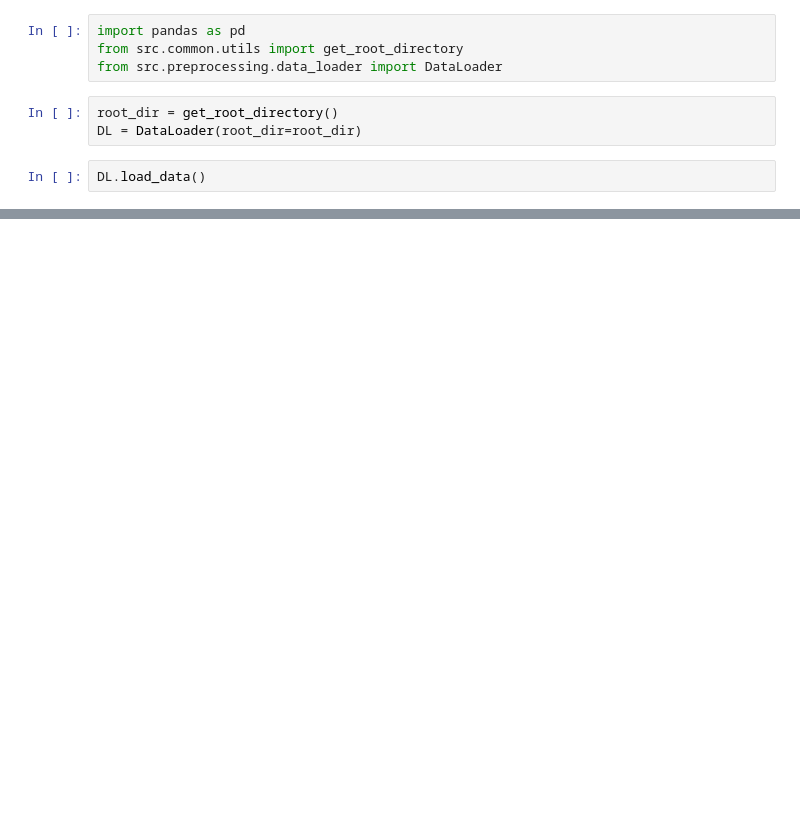
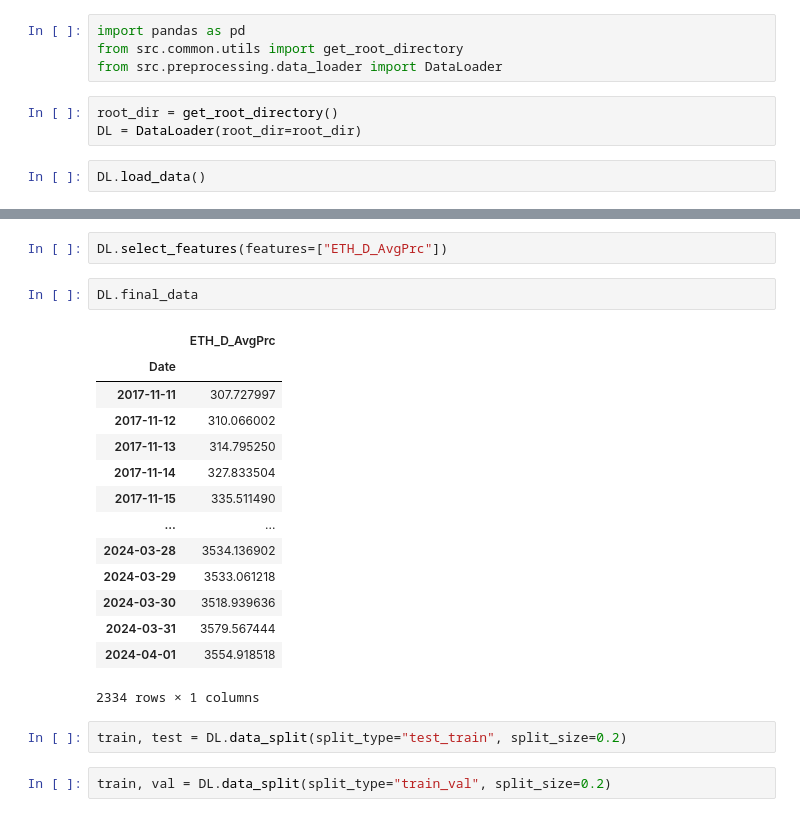
Before and after one commit to rdhakan13/ETH_Price_Predition, a Jupyter notebook: notebooks/data_loader_test.ipynb, the cells around one changed output, grey strips where cells are left out. Cells and saved outputs as stored; diff of their text form; blank space fills up the shorter version.

```diff
--- a/notebooks/data_loader_test.ipynb
+++ b/notebooks/data_loader_test.ipynb
@@ -89,0 +95,23 @@ DL.final_data
+# %%
+DL.select_features(features=["ETH_D_AvgPrc"])
+# %%
+DL.final_data
+# %% [output]
+|  | ETH_D_AvgPrc |
+| Date |  |
+| 2017-11-11 | 307.727997 |
+| 2017-11-12 | 310.066002 |
+| 2017-11-13 | 314.795250 |
+| 2017-11-14 | 327.833504 |
+| 2017-11-15 | 335.511490 |
+| ... | ... |
+| 2024-03-28 | 3534.136902 |
+| 2024-03-29 | 3533.061218 |
+| 2024-03-30 | 3518.939636 |
+| 2024-03-31 | 3579.567444 |
+| 2024-04-01 | 3554.918518 |
+2334 rows × 1 columns
+# %%
+train, test = DL.data_split(split_type="test_train", split_size=0.2)
+# %%
+train, val = DL.data_split(split_type="train_val", split_size=0.2)
```
Also changed, not shown: parts of 14 cells of this notebook, 8 other files.
